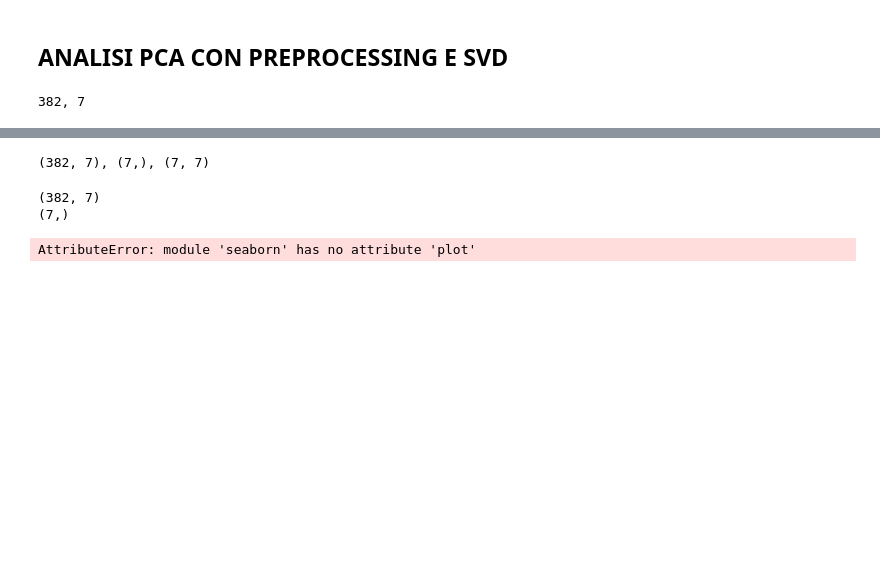
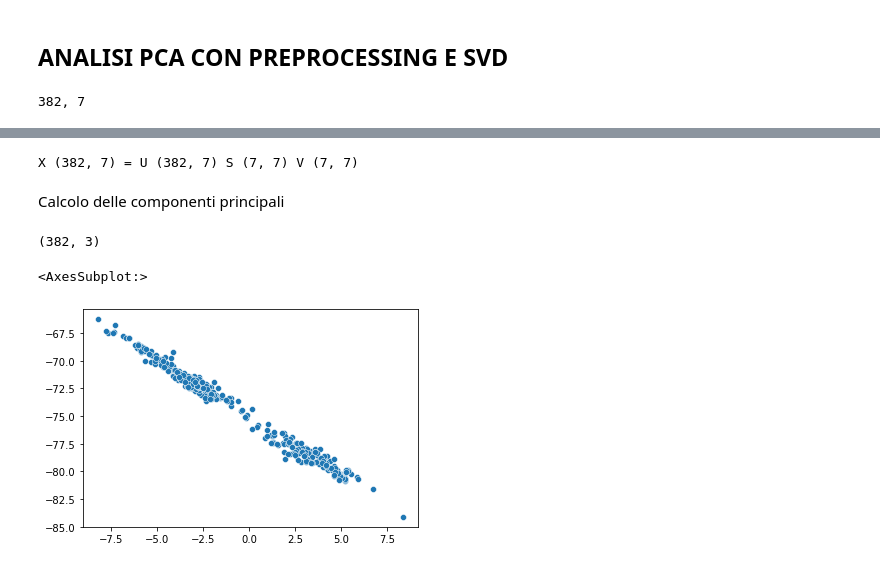
Before and after one commit to YuriGardinazzi/DataMiningNotes, a Jupyter notebook: PCA_analysis.ipynb, the cells around one changed output, grey strips where cells are left out. Cells and saved outputs as stored; diff of their text form; code cells hidden in the pictures; blank space fills up the shorter version.

```diff
--- a/PCA_analysis.ipynb
+++ b/PCA_analysis.ipynb
@@ -26,6 +28,8 @@ print(f"{n}, {m}")
 # %%
-U,S,Vt = np.linalg.svd(X,full_matrices=False,compute_uv=True)
-print(f"{U.shape}, {S.shape}, {Vt.shape}")
+U,s,Vt = np.linalg.svd(X,full_matrices=False,compute_uv=True)
+V = Vt.T
+S = np.diag(S)
+print(f"X {X.shape} = U {U.shape} S {S.shape} V {V.shape}")
 # %% [output]
-(382, 7), (7,), (7, 7)
+X (382, 7) = U (382, 7) S (7, 7) V (7, 7)
 # %%
@@ -33,14 +37,21 @@ X_svd = np.dot(U, np.diag(S))
 # %%
-T = U*S
-P = S
-X_pca = T*P.T
-print(X_pca.shape)
-Eigen_pca = np.square(S)/(n-1)
-print(Eigen_pca.shape)
+#T = np.dot(U,S) #Scores
+#P = S   #Loadings
+#X_pca = np.dot(T,P.T)
+#Eigen_pca = np.power(S,2)/(n-1)
+#print(Eigen_pca)
-# %% [output]
-(382, 7)
-(7,)
-# %%
-sns.scatterplot(y=Eigen_pca, x=range(7))
-# %% [output]
-AttributeError: module 'seaborn' has no attribute 'plot'
+# %% [markdown]
+Calcolo delle componenti principali
+# %%
+
+k = 3 #numero di componenti principali da calcolare
+US_k = U[:, 0:k].dot(S[0:k, 0:k])
+US_k.shape
+# %% [output]
+(382, 3)
+# %%
+#PC1  e PC2
+sns.scatterplot(y=US_k[:,0], x=US_k[:,1])
+# %% [output]
+<AxesSubplot:>
+[figure, added]
```
Also changed, not shown: parts of 3 cells of this notebook.
